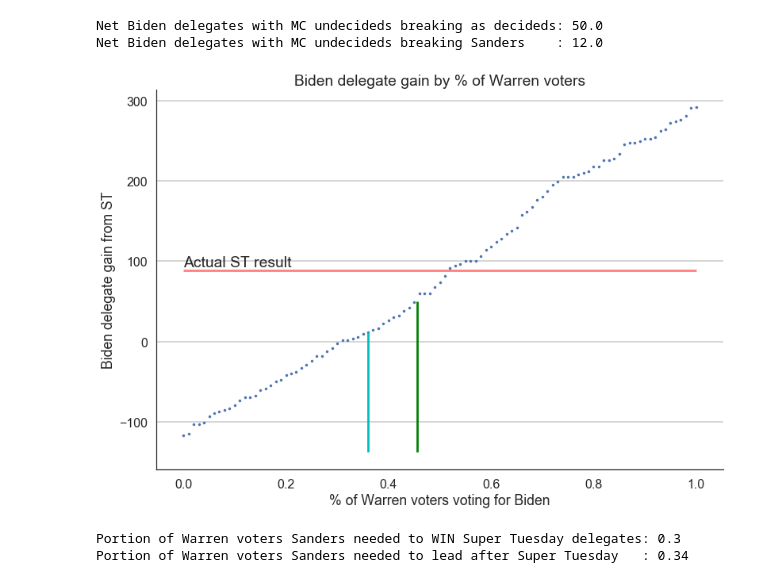
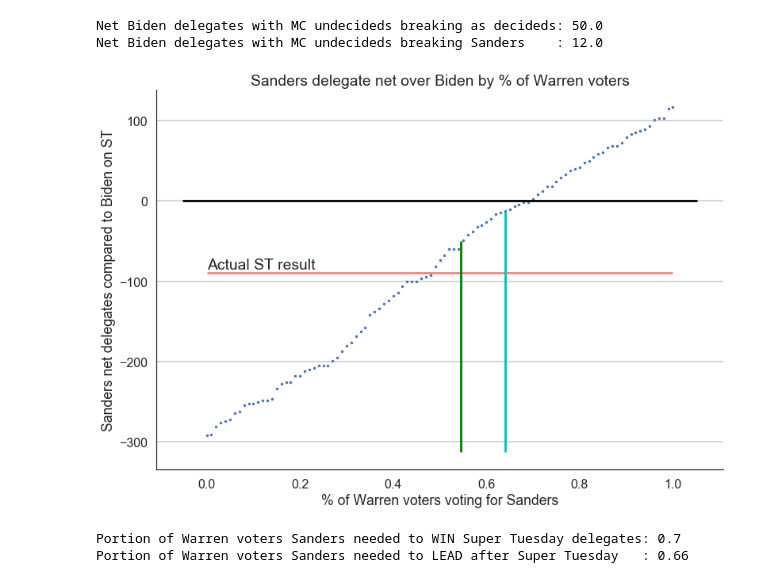
Before and after one commit to jdeschler/ST_20_warrendrop, a Jupyter notebook: warren_splits.ipynb, the cells around one changed output. Saved outputs shown, nothing was run; the diff lists cells and outputs as text; code cells hidden in the pictures.

Commit message:
flipped Biden Sanders graph

```diff
--- a/warren_splits.ipynb
+++ b/warren_splits.ipynb
@@ -113,19 +113,20 @@ Net Biden delegates with MC undecideds breaking Sanders    : 12.0
 # %%
 with sns.plotting_context("poster"):
     sns.set_style('white')
-    plt.scatter(splits, net_dels_biden, s = 9)
-    plt.ylabel("Biden delegate gain from ST")
-    plt.xlabel("% of Warren voters voting for Biden")
-    plt.hlines(ST_actual_net, 0, 1, color = 'red', alpha = 0.5, label = 'Actual ST result')
-    plt.text(0, ST_actual_net + 4, "Actual ST result")
-    plt.vlines([mc_breakequal, mc_endorse], plt.ylim()[0], intersects, color = ['g', 'c'])
+    plt.scatter(np.flip(splits, 0), [x * -1 for x in net_dels_biden], s = 9)
+    plt.ylabel("Sanders net delegates compared to Biden on ST")
+    plt.xlabel("% of Warren voters voting for Sanders")
+    plt.hlines(ST_actual_net * -1, 0, 1, color = 'red', alpha = 0.5, label = 'Actual ST result')
+    plt.hlines(0, plt.xlim()[0], plt.xlim()[1])
+    plt.text(0, -1 * ST_actual_net + 4, "Actual ST result")
+    plt.vlines([1 - mc_breakequal, 1 - mc_endorse], plt.ylim()[0], [-1 * i for i in intersects], color = ['g', 'c'])
     plt.grid(which = 'major', axis = 'y')
-    plt.title("Biden delegate gain by % of Warren voters")
+    plt.title("Sanders delegate net over Biden by % of Warren voters")
     sns.despine()
     plt.savefig("dnc_threshold.png")
     plt.show()
 # %% [output]
-[figure, old version]
+[figure, new version]
 # %%
 # find out pct of Warren vote Sanders would have needed
 #  to keep Biden gain to X number of delegates
@@ -135,8 +136,8 @@ def warren_votes_needed(X, dels = net_dels_biden, pct = splits):
             return pct[i-1]
     return None
 # %%
-print("Portion of Warren voters Sanders needed to WIN Super Tuesday delegates: " + str(warren_votes_needed(0)))
-print("Portion of Warren voters Sanders needed to lead after Super Tuesday   : " + str(warren_votes_needed(7)))
+print("Portion of Warren voters Sanders needed to WIN Super Tuesday delegates: " + str(1 - warren_votes_needed(0)))
+print("Portion of Warren voters Sanders needed to LEAD after Super Tuesday   : " + str(1 - warren_votes_needed(7)))
 # %% [output]
-Portion of Warren voters Sanders needed to WIN Super Tuesday delegates: 0.3
-Portion of Warren voters Sanders needed to lead after Super Tuesday   : 0.34
+Portion of Warren voters Sanders needed to WIN Super Tuesday delegates: 0.7
+Portion of Warren voters Sanders needed to LEAD after Super Tuesday   : 0.66
```
Also changed, not shown: 1 other file.
